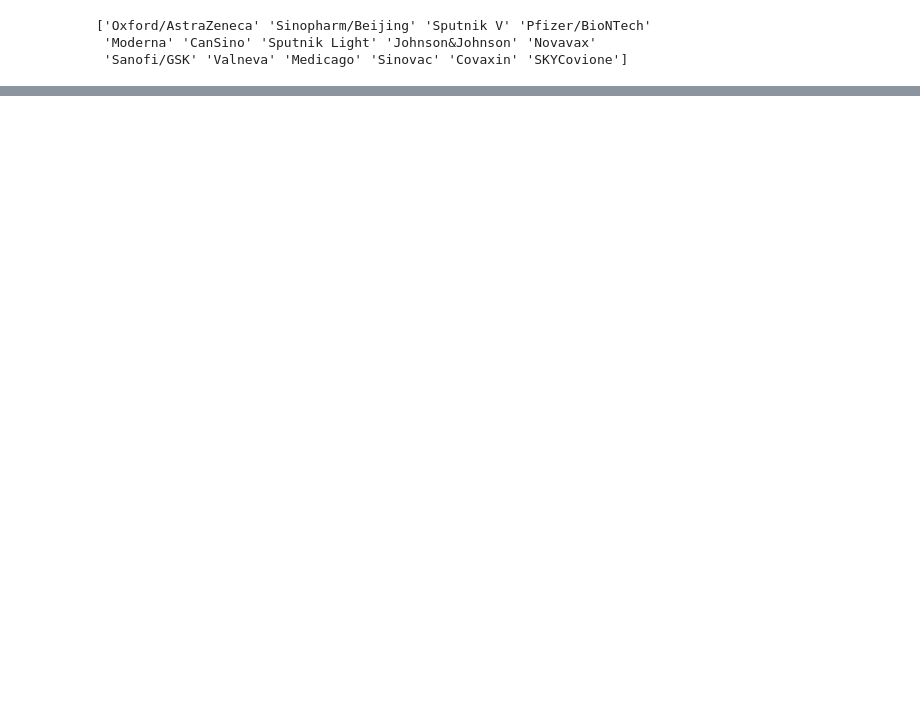
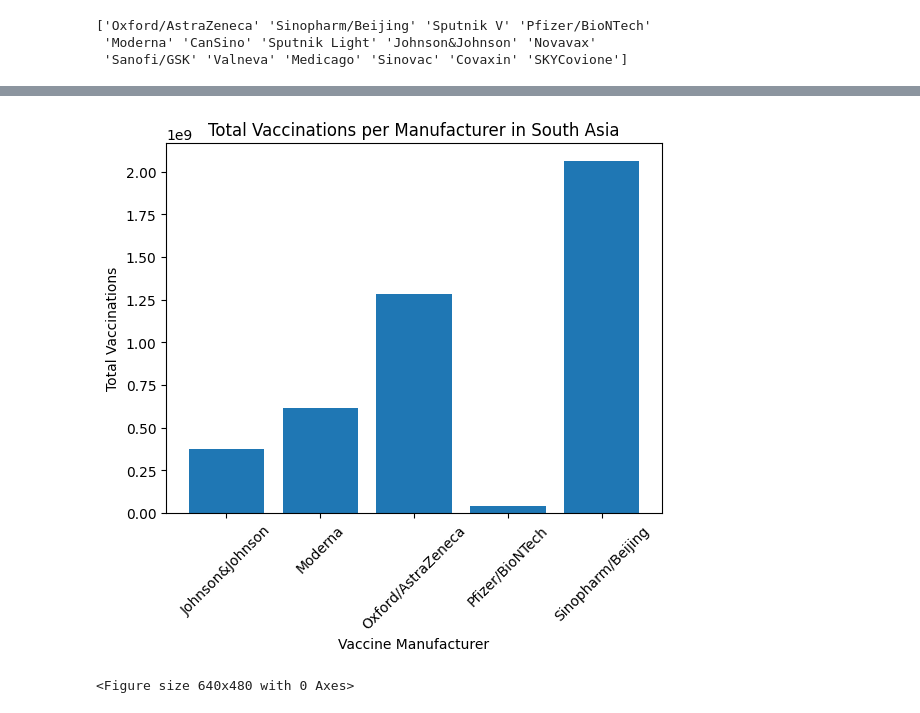
Before and after one commit to nazimben25/project1_group2, a Jupyter notebook: Ahmad/vaccine-data.ipynb, the cells around one changed output, grey strips where cells are left out. Drawn from its saved outputs; the diff is of its cells as text; code cells hidden in the pictures; blank space fills up the shorter version.

```diff
--- a/Ahmad/vaccine-data.ipynb
+++ b/Ahmad/vaccine-data.ipynb
@@ -153,0 +281,6 @@ ok
+# %%
+#Load csv dataset containing vaccine rollout per manufacturer for visualization
+manufacturer_merged_data_to_load = Path("/Users/ahmedmansour/Desktop/datacourse/project1_group2/Ahmad/Output/merged_manufacturer_df.csv")
+manufacturers_df = pd.read_csv(manufacturer_merged_data_to_load)
+
+manufacturers_df.head()
@@ -153,0 +314,10 @@ ok
+# %%
+#Rename regions to allow for manipulation of data
+manufacturers_df["region"] = manufacturers_df["region"].str.strip()
+replacements = {
+    "Latin America & Caribbean": "Latin America and Caribbean",
+    "Europe & Central Asia": "Europe and Central Asia", "East Asia & Pacific": "East Asia and Pacific",
+    "Middle East & North Africa": "Middle East and North Africa"
+    }
+manufacturers_df["region"] = manufacturers_df["region"].replace(replacements)
+manufacturers_df.head()
@@ -153,0 +358,20 @@ ok
+# %%
+#Plot a bar chart displaying total number of vaccines administered in South Asia
+
+#First, ensure that the total vaccinations column is in fact numeric
+manufacturers_df["Total Vaccinations per Manufacturer"] = pd.to_numeric(manufacturers_df["Total Vaccinations per Manufacturer"], errors='coerce')
+
+#Plot for South Asia, ensuring that total vaccinations are summed for each vaccine type
+sa_df = manufacturers_df[manufacturers_df["region"] == "South Asia"]
+grouped_data = sa_df.groupby("vaccine", as_index=False)["Total Vaccinations per Manufacturer"].sum()
+plt.bar(grouped_data["vaccine"], grouped_data["Total Vaccinations per Manufacturer"])
+plt.title("Total Vaccinations per Manufacturer in South Asia")
+plt.xlabel("Vaccine Manufacturer")
+plt.ylabel("Total Vaccinations")
+plt.xticks(rotation=45)
+plt.show()
+
+plt.savefig("Output/total_vaccinations_southasia_barchart.png")
+# %% [output]
+[figure, added]
+<Figure size 640x480 with 0 Axes>
```
Also changed, not shown: parts of 53 cells of this notebook, 15 other files.
